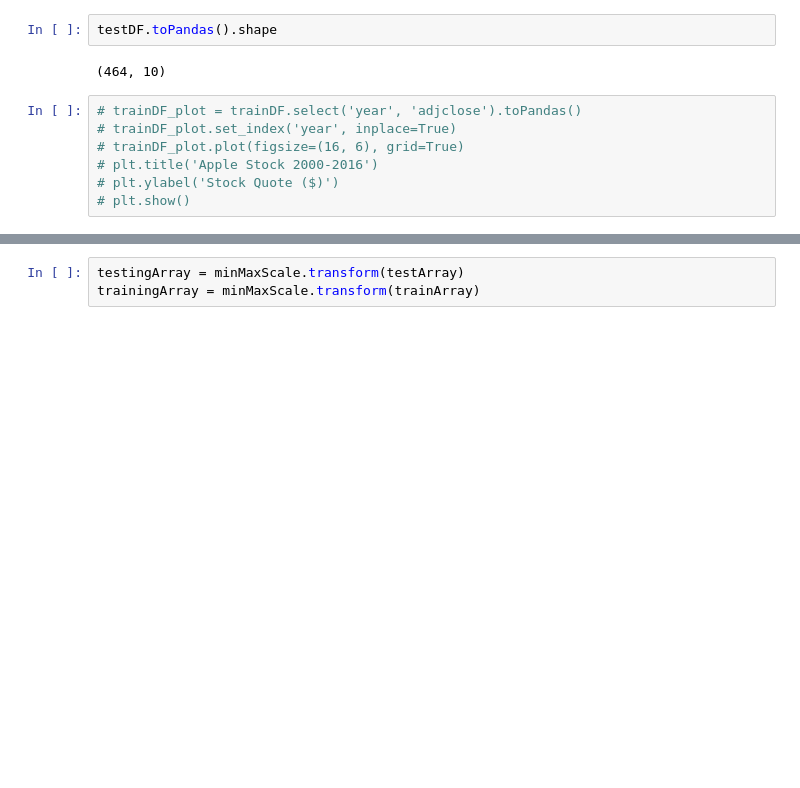
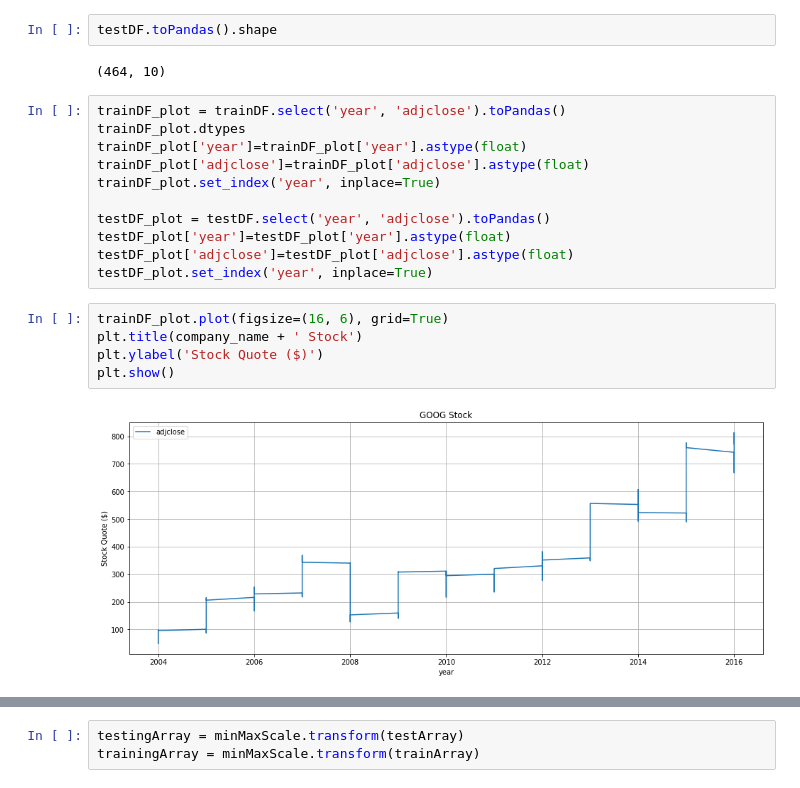
Before and after one commit to anagh07/stock_price_predictor, a Jupyter notebook: lstm_predictor.ipynb, the cells around one changed output, grey strips where cells are left out. Saved outputs shown, nothing was run; the diff lists cells and outputs as text; blank space fills up the shorter version.

```diff
--- a/lstm_predictor.ipynb
+++ b/lstm_predictor.ipynb
@@ -108,11 +188,22 @@ trainDF.toPandas().shape
 testDF.toPandas().shape
 # %% [output]
 (464, 10)
+# %%
+trainDF_plot = trainDF.select('year', 'adjclose').toPandas()
+trainDF_plot.dtypes
+trainDF_plot['year']=trainDF_plot['year'].astype(float)
+trainDF_plot['adjclose']=trainDF_plot['adjclose'].astype(float)
+trainDF_plot.set_index('year', inplace=True)
+
+testDF_plot = testDF.select('year', 'adjclose').toPandas()
+testDF_plot['year']=testDF_plot['year'].astype(float)
+testDF_plot['adjclose']=testDF_plot['adjclose'].astype(float)
+testDF_plot.set_index('year', inplace=True)
 # %%
-# trainDF_plot = trainDF.select('year', 'adjclose').toPandas()
-# trainDF_plot.set_index('year', inplace=True)
-# trainDF_plot.plot(figsize=(16, 6), grid=True)
-# plt.title('Apple Stock 2000-2016')
-# plt.ylabel('Stock Quote ($)')
-# plt.show()
+trainDF_plot.plot(figsize=(16, 6), grid=True)
+plt.title(company_name + ' Stock')
+plt.ylabel('Stock Quote ($)')
+plt.show()
+# %% [output]
+[figure, added]
 # %%
```
Also changed, not shown: parts of 42 cells of this notebook.
